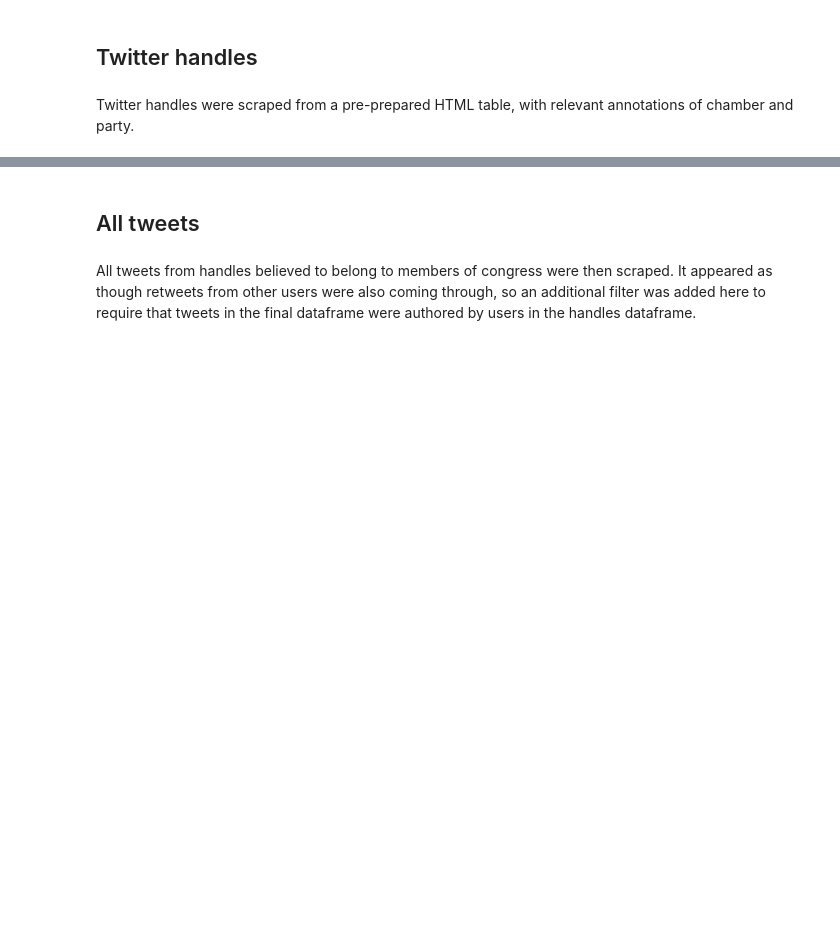
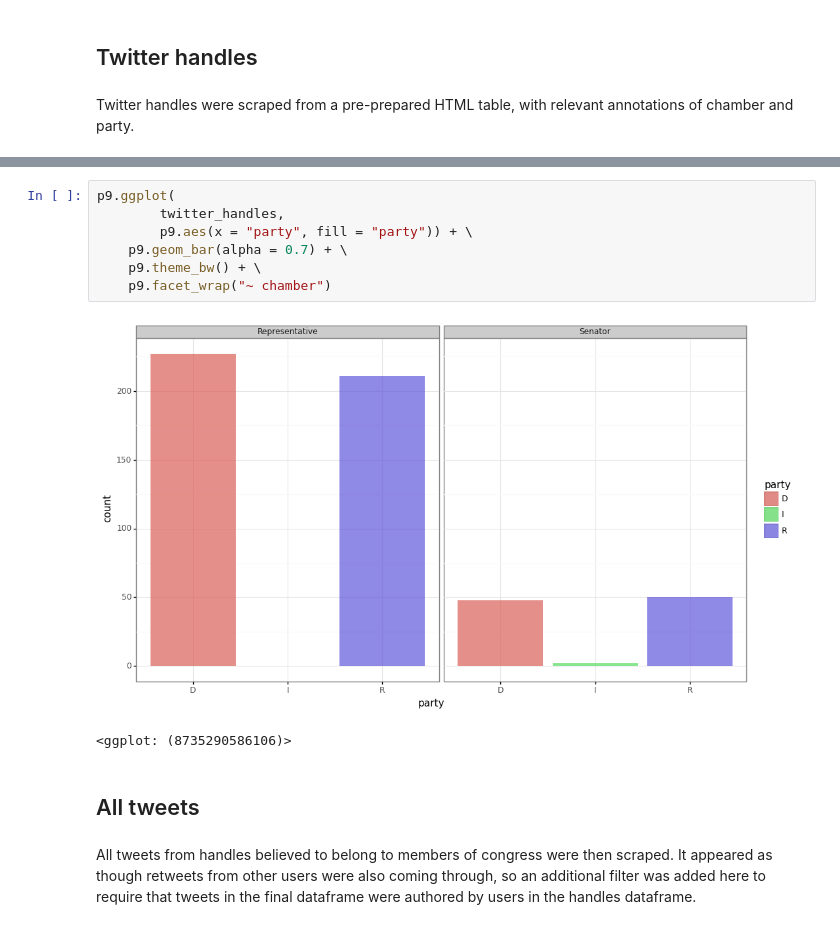
Before and after one commit to ajw2329/congress_twitter, a Jupyter notebook: notebooks/tweet_eda.ipynb, the cells around one changed output, grey strips where cells are left out. Cells and saved outputs as stored; diff of their text form; blank space fills up the shorter version.

```diff
--- a/notebooks/tweet_eda.ipynb
+++ b/notebooks/tweet_eda.ipynb
@@ -46,6 +40,16 @@ twitter_handles.head()
 | 2 | 2 | Alabama 1st District | Representative | Carl, Jerry | https://carl.house.gov/ | R | RepJerryCarl | https://twitter.com/RepJerryCarl | @repjerrycarl | ... |
 | 3 | 3 | Alabama 2nd District | Representative | Moore, Barry | https://barrymoore.house.gov/ | R | RepBarryMoore | https://twitter.com/RepBarryMoore... | @barrymooreforcongress | ... |
 | 4 | 4 | Alabama 3rd District | Representative | Rogers, Mike | http://mikerogers.house.gov/ | R | RepMikeRogers | https://twitter.com/repmikerogers... | @repmikerogersal | ... |
+# %%
+p9.ggplot(
+        twitter_handles,
+        p9.aes(x = "party", fill = "party")) + \
+    p9.geom_bar(alpha = 0.7) + \
+    p9.theme_bw() + \
+    p9.facet_wrap("~ chamber")
+# %% [output]
+[figure, added]
+<ggplot: (8735290586106)>
 # %% [markdown]
 ## All tweets
 # %% [markdown]
```
Also changed, not shown: parts of 14 cells of this notebook, 1 other file.
